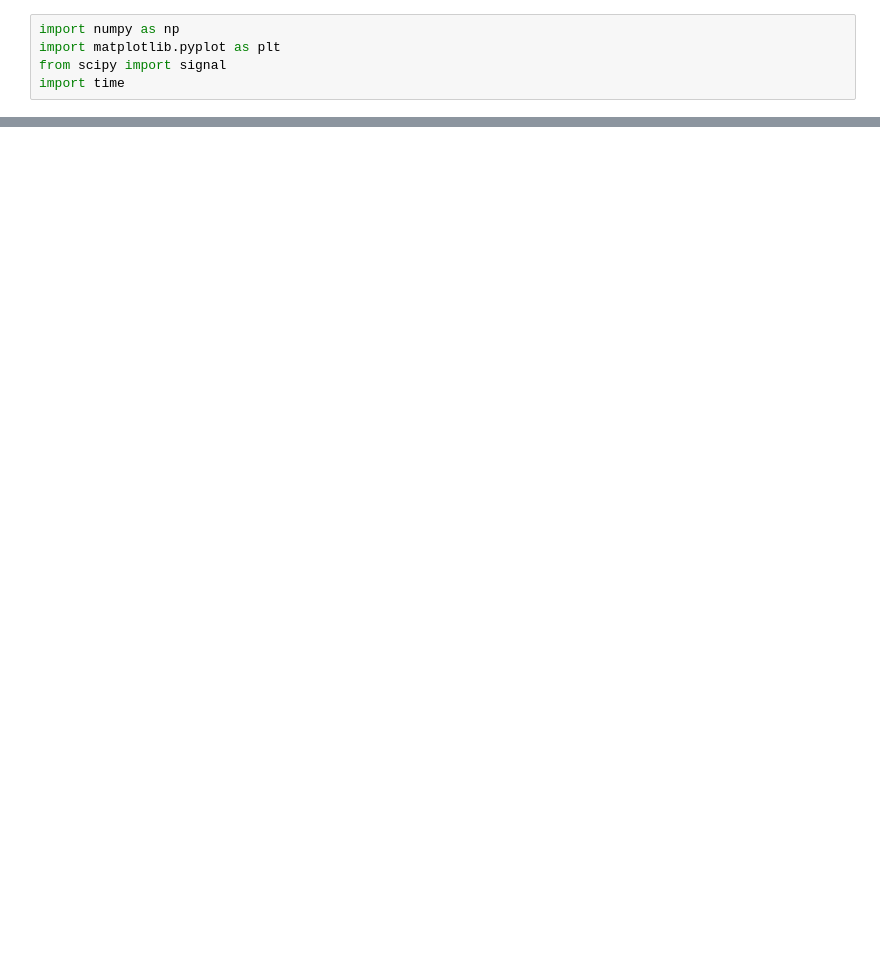
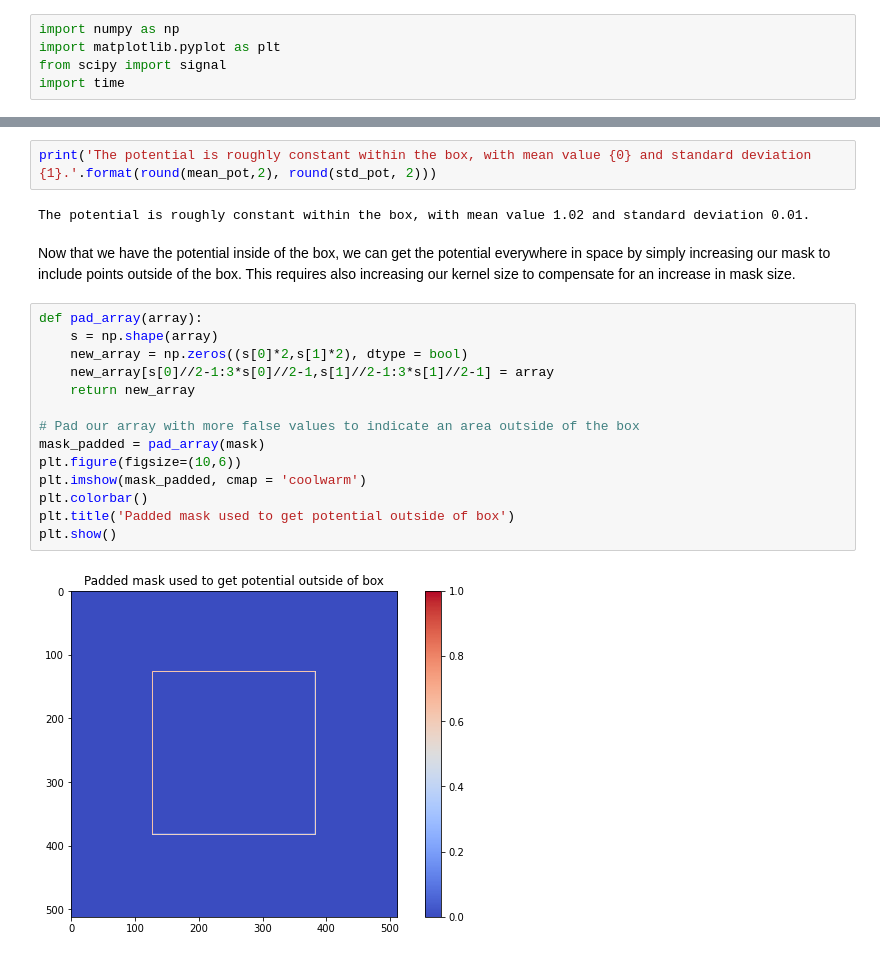
Before and after one commit to lazdam/Computational-Physics, a Jupyter notebook: problem_sets/ps8/problem_2.ipynb, the cells around one changed output, grey strips where cells are left out. Cells and saved outputs as stored; diff of their text form; blank space fills up the shorter version.

```diff
--- a/problem_sets/ps8/problem_2.ipynb
+++ b/problem_sets/ps8/problem_2.ipynb
@@ -131,0 +186,22 @@ plt.imshow(pot)
+# %%
+print('The potential is roughly constant within the box, with mean value {0} and standard deviation {1}.'.format(round(mean_pot,2), round(std_pot, 2)))
+# %% [output]
+The potential is roughly constant within the box, with mean value 1.02 and standard deviation 0.01.
+# %% [markdown]
+Now that we have the potential inside of the box, we can get the potential everywhere in space by simply increasing our mask to include points outside of the box. This requires also increasing our kernel size to compensate for an increase in mask size.
+# %%
+def pad_array(array):
+    s = np.shape(array)
+    new_array = np.zeros((s[0]*2,s[1]*2), dtype = bool)
+    new_array[s[0]//2-1:3*s[0]//2-1,s[1]//2-1:3*s[1]//2-1] = array
+    return new_array
+
+# Pad our array with more false values to indicate an area outside of the box
+mask_padded = pad_array(mask)
+plt.figure(figsize=(10,6))
+plt.imshow(mask_padded, cmap = 'coolwarm')
+plt.colorbar()
+plt.title('Padded mask used to get potential outside of box')
+plt.show()
+# %% [output]
+[figure, added]
```
Also changed, not shown: parts of 13 cells of this notebook, 5 other files.
